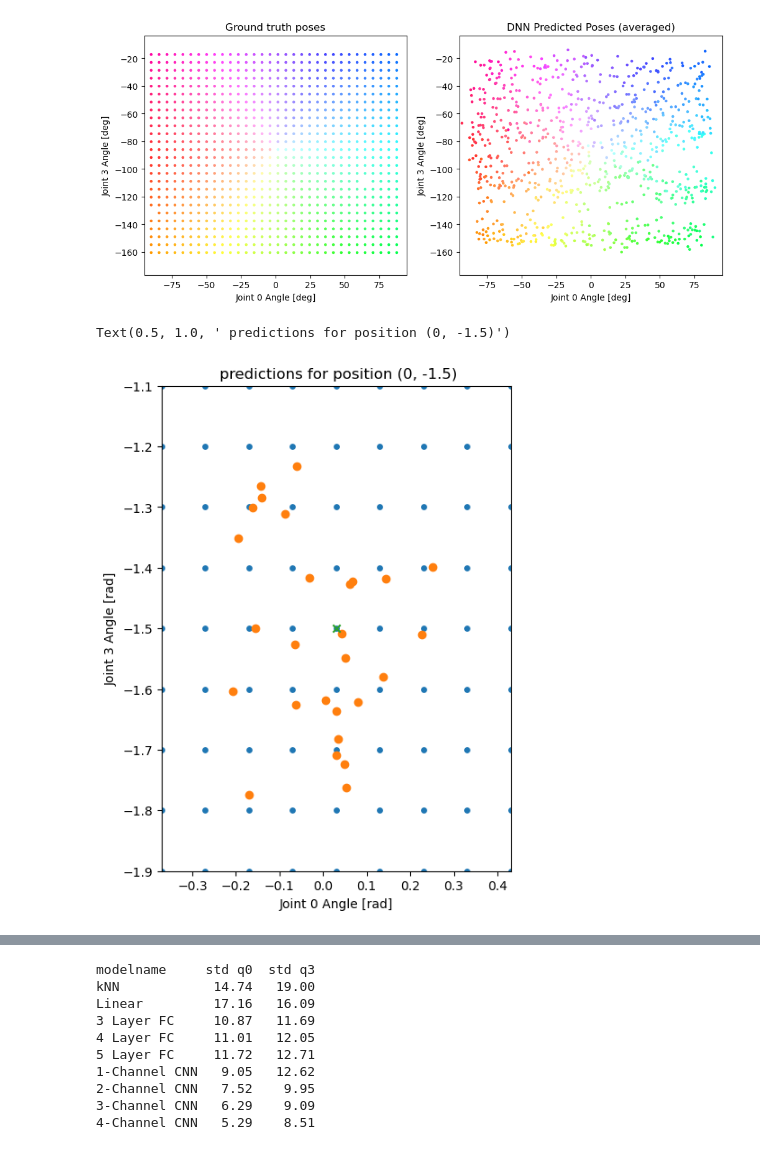
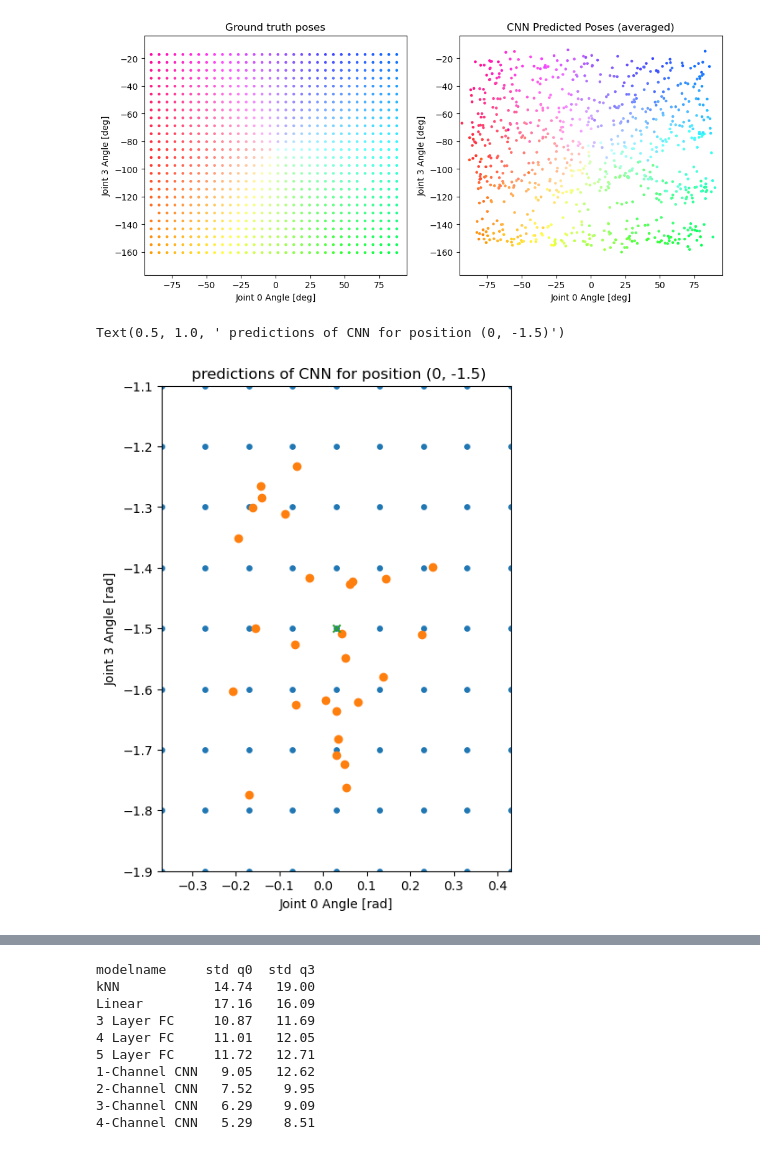
Before and after one commit to Tilman-Burghoff/acoustic-sensing, a Jupyter notebook: results/analyse_results_mic_outside.ipynb, the cells around one changed output, grey strips where cells are left out. Cells and saved outputs as stored; diff of their text form; code cells hidden in the pictures.

```diff
--- a/results/analyse_results_mic_outside.ipynb
+++ b/results/analyse_results_mic_outside.ipynb
@@ -121,23 +122,23 @@ axs[0].set_ylim(-170, -10)
 # %%
 # visualize predictions of a specific data point (eg center)
 
 one_pos = raw_data.loc[(raw_data.model_id == 5) & (raw_data.cleaned_q0 == 0.03) & (raw_data.true_q3 == -1.5)]
 
 fig, ax = plt.subplots(figsize=(5,7))
 lin = np.arange(-5,5) * 0.1
 xx, yy = np.meshgrid(lin + 0.03, lin-1.5)
 plt.scatter(xx, yy, s=15)
 plt.scatter(one_pos.pred_q0, one_pos.pred_q3)
 plt.scatter([0.03], [-1.5], marker="x")
 
 plt.xlim(-0.37, 0.43)
 plt.ylim(-1.9, -1.1)
 plt.xlabel("Joint 0 Angle [rad]")
 plt.ylabel("Joint 3 Angle [rad]")
-plt.title(" predictions for position (0, -1.5)")
+plt.title(" predictions of CNN for position (0, -1.5)")
 # %% [output]
-Text(0.5, 1.0, ' predictions for position (0, -1.5)')
+Text(0.5, 1.0, ' predictions of CNN for position (0, -1.5)')
-[figure, old version]
+[figure, new version]
 # %%
 # KDE plot to roughly visualize one standard deviation
 
```
Also changed, not shown: parts of 6 cells of this notebook.
